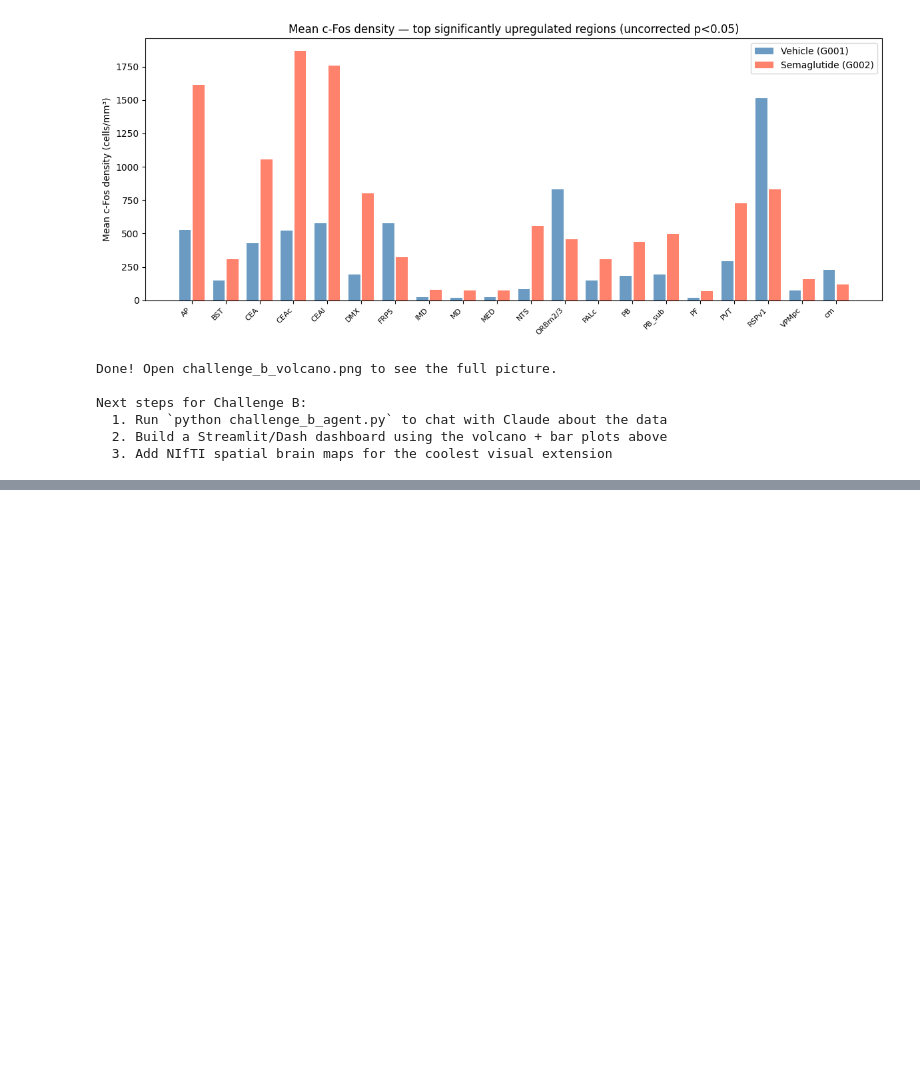
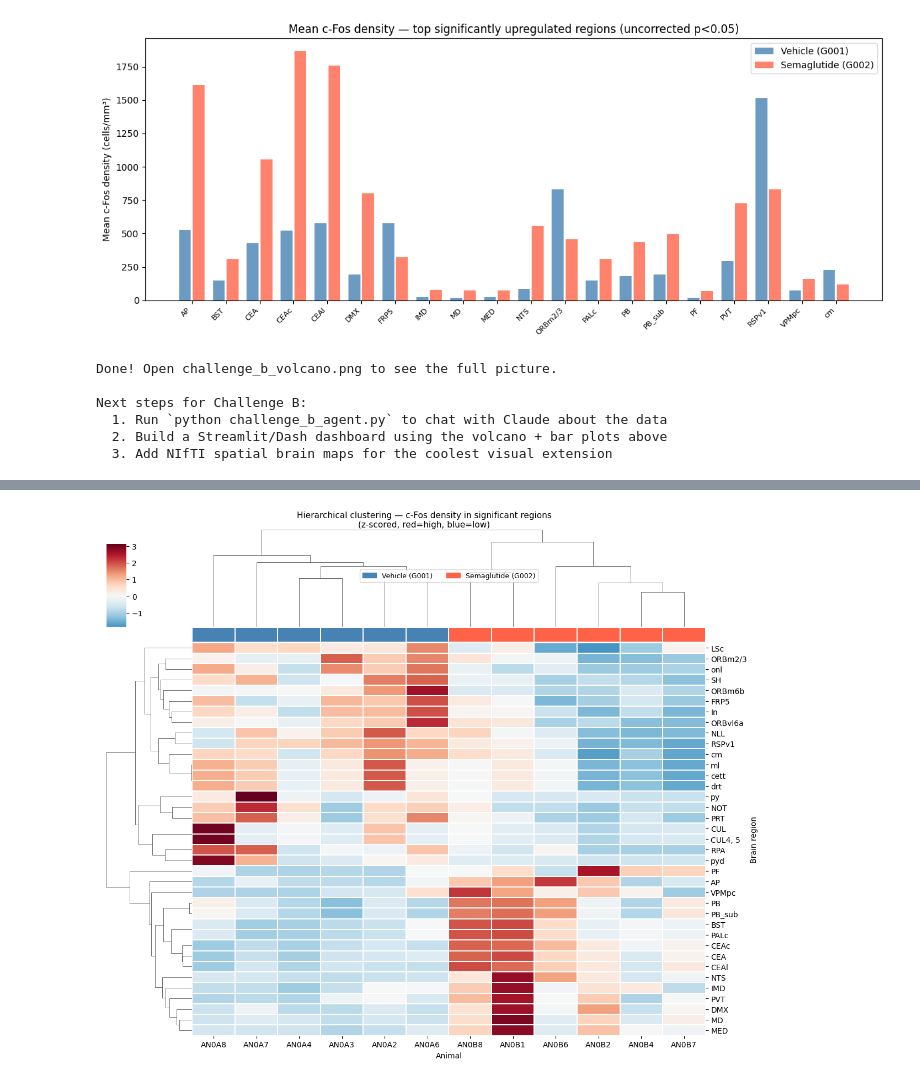
Before and after one commit to maria-baida/explainable-brains-hackathon, a Jupyter notebook: exploration.ipynb, the cells around one changed output, grey strips where cells are left out. Cells and saved outputs as stored; diff of their text form; code cells hidden in the pictures; blank space fills up the shorter version.

```diff
--- a/exploration.ipynb
+++ b/exploration.ipynb
@@ -207,0 +401,96 @@ Next steps for Challenge B:
+# %%
+import seaborn as sns
+from scipy.cluster.hierarchy import fcluster, linkage
+from sklearn.preprocessing import StandardScaler
+import matplotlib.pyplot as plt
+import matplotlib.colors as mcolors
+import numpy as np
+
+# ── 1. Get significant region names that exist in quantification data ─────────
+sig_acronyms = stats[stats["significant_uncorrected"] == True]["acronym"].tolist()
+region_cols  = [c for c in quant.columns if c in sig_acronyms]
+print(f"Significant regions found in quantification data: {len(region_cols)} / {len(sig_acronyms)}")
+
+# matrix: animals × regions, z-scored per region
+X = quant[["group_nr"] + region_cols].copy()
+mat = X[region_cols].values.astype(float)
+mat_z = StandardScaler().fit_transform(mat)   # z-score each region across animals
+df_z = pd.DataFrame(mat_z, columns=region_cols, index=quant["animal_nr"])
+
+# ── 2. Clustermap — regions × animals with dendrograms ────────────────────────
+group_colors = quant["group_nr"].map({"G001": "steelblue", "G002": "tomato"}).values
+
+g = sns.clustermap(
+    df_z.T,                         # regions as rows, animals as columns
+    cmap="RdBu_r", center=0,
+    col_colors=group_colors,
+    figsize=(12, 10),
+    dendrogram_ratio=(0.15, 0.2),
+    cbar_pos=(0.02, 0.8, 0.03, 0.15),
+    linewidths=0.3,
+    yticklabels=True,
+    xticklabels=True,
+)
+g.ax_heatmap.set_xlabel("Animal", fontsize=10)
+g.ax_heatmap.set_ylabel("Brain region", fontsize=10)
+g.fig.suptitle("Hierarchical clustering — c-Fos density in significant regions\n(z-scored, red=high, blue=low)",
+               y=1.01, fontsize=11)
+
+# legend for group colours
+from matplotlib.patches import Patch
+g.ax_col_dendrogram.legend(
+    handles=[Patch(color="steelblue", label="Vehicle (G001)"),
+             Patch(color="tomato",    label="Semaglutide (G002)")],
+    loc="center", ncol=2, fontsize=9
+)
+plt.savefig("challenge_b_clustermap.png", dpi=130, bbox_inches="tight")
+print("Saved: challenge_b_clustermap.png")
+
+# ── 3. Cut dendrogram into k clusters, show on brain ─────────────────────────
+k = 4
+row_linkage = g.dendrogram_row.linkage
+cluster_labels = fcluster(row_linkage, k, criterion="maxclust")
+region_clusters = dict(zip(
+    [region_cols[i] for i in g.dendrogram_row.reordered_ind],
+    cluster_labels
+))
+
+cluster_cmap = plt.cm.get_cmap("tab10", k)
+anat_proj = anatomy.max(axis=1)
+atlas_df  = hierarchy[["acronym", "id"]]
+
+overlay = np.zeros((*anat_proj.shape, 4), dtype=float)
+for acronym, cl in region_clusters.items():
+    match = atlas_df[atlas_df["acronym"] == acronym]
+    if match.empty:
+        continue
+    rid = match["id"].values[0]
+    mask_2d = (regions == rid).max(axis=1)
+    color = cluster_cmap(cl - 1)
+    overlay[mask_2d] = [color[0], color[1], color[2], 0.85]
+
+fig2, ax = plt.subplots(figsize=(10, 6))
+ax.imshow(anat_proj, cmap="gray", origin="lower", aspect="auto")
+ax.imshow(overlay, origin="lower", aspect="auto")
+ax.axis("off")
+ax.set_title(f"Significant regions coloured by cluster (k={k}) — max projection", fontsize=11)
+
+for acronym, cl in region_clusters.items():
+    match = atlas_df[atlas_df["acronym"] == acronym]
+    if match.empty:
+        continue
+    rid = match["id"].values[0]
+    mask_2d = (regions == rid).max(axis=1)
+    if mask_2d.any():
+        ys, xs = np.where(mask_2d)
+        ax.text(xs.mean(), ys.mean(), acronym, fontsize=6, color="white",
+                ha="center", va="center", fontweight="bold",
+                bbox=dict(boxstyle="round,pad=0.1", fc="black", alpha=0.3, lw=0))
+
+handles = [Patch(color=cluster_cmap(i), label=f"Cluster {i+1}") for i in range(k)]
+ax.legend(handles=handles, loc="lower right", fontsize=9)
+
+plt.tight_layout()
+plt.savefig("challenge_b_cluster_brain.png", dpi=130, bbox_inches="tight")
+print("Saved: challenge_b_cluster_brain.png")
+# %% [output]
@@ -207,0 +500 @@ Next steps for Challenge B:
+[figure, added]
```
Also changed, not shown: parts of 5 cells of this notebook, 9 other files.
